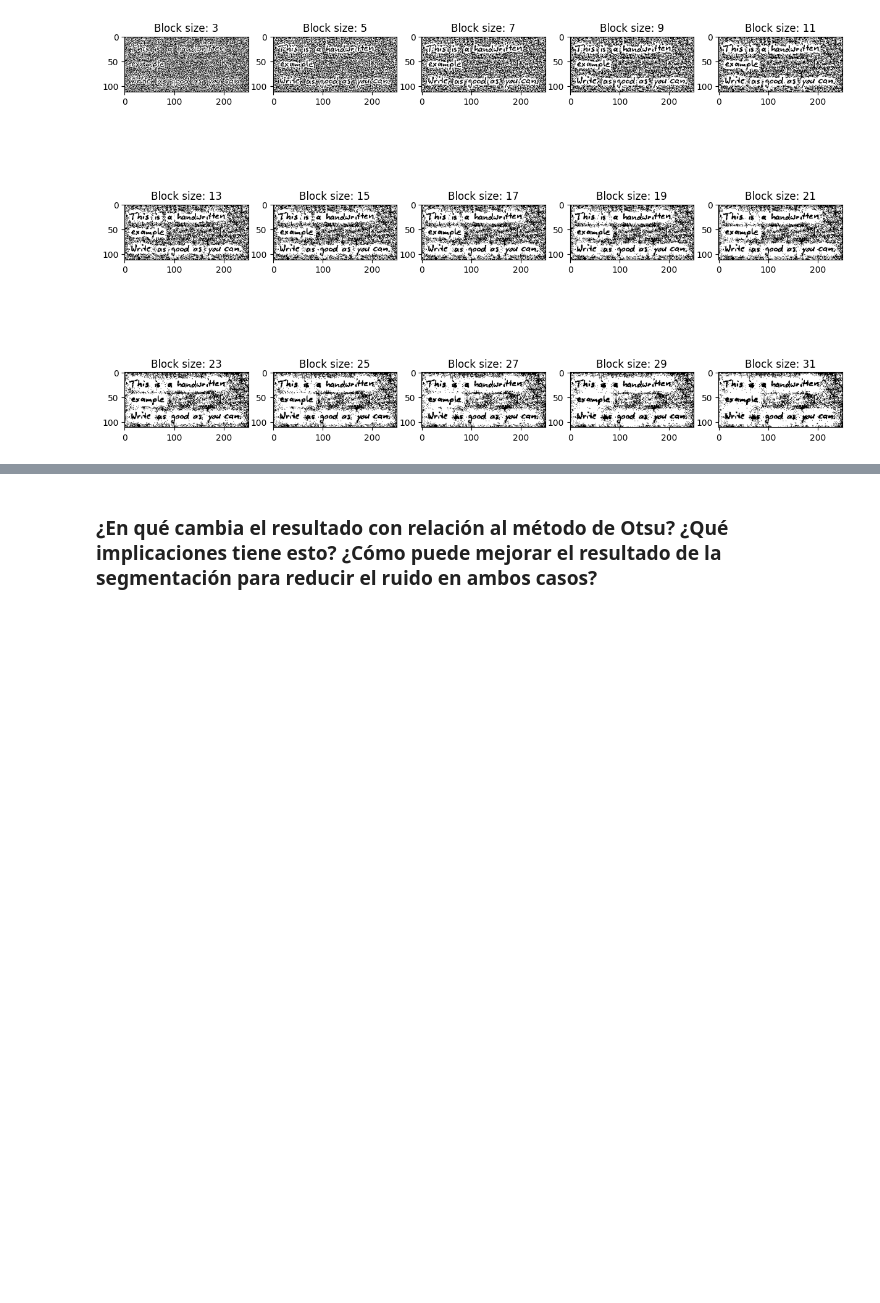
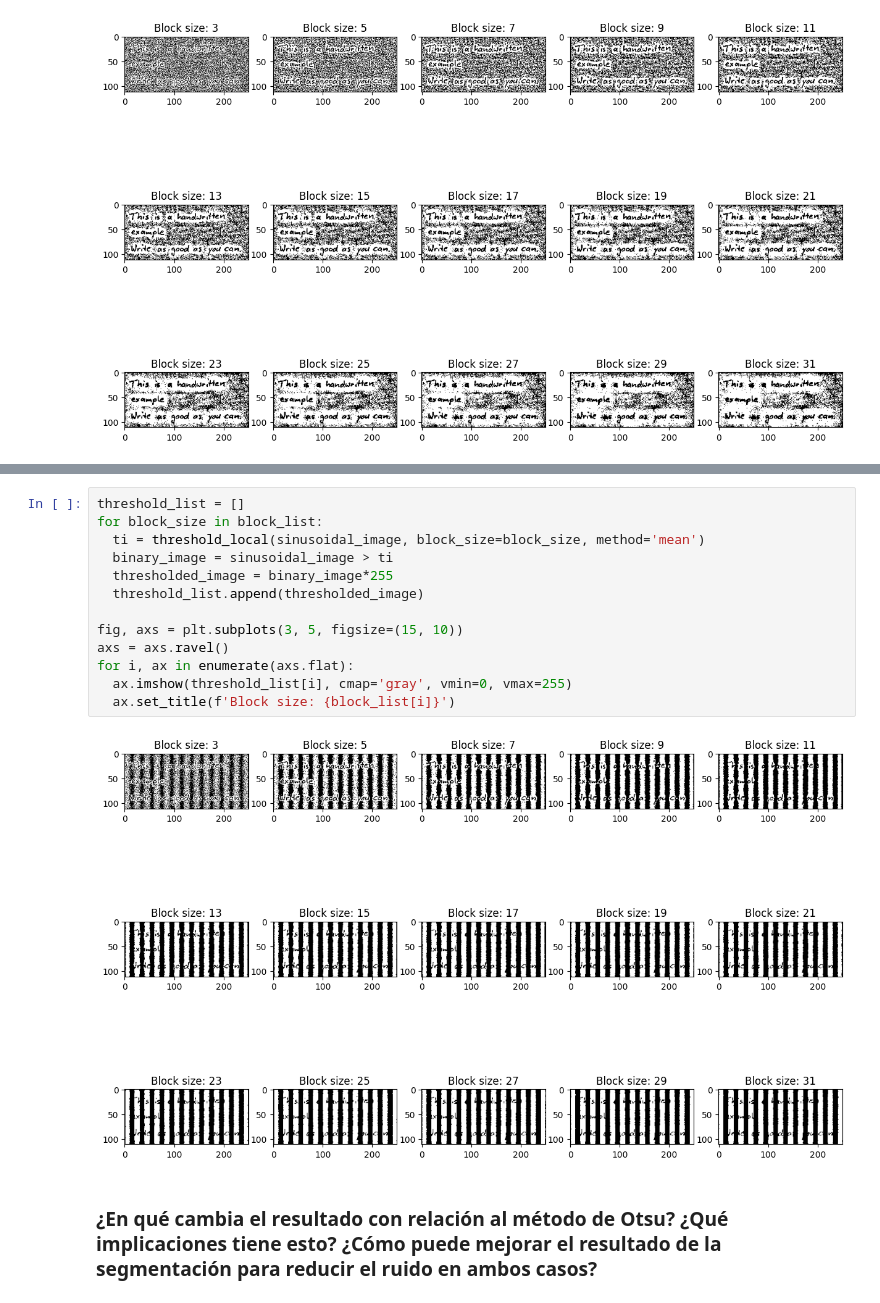
Before and after one commit to pukinidev/TalleresImagenes, a Jupyter notebook: Taller3/Segmentación por umbralización.ipynb, the cells around one changed output, grey strips where cells are left out. Drawn from its saved outputs; the diff is of its cells as text; blank space fills up the shorter version.

```diff
--- a/Taller3/Segmentación por umbralización.ipynb
+++ b/Taller3/Segmentación por umbralización.ipynb
@@ -225,2 +244,17 @@ for i, ax in enumerate(axs.flat):
+# %%
+threshold_list = []
+for block_size in block_list:
+  ti = threshold_local(sinusoidal_image, block_size=block_size, method='mean')
+  binary_image = sinusoidal_image > ti
+  thresholded_image = binary_image*255
+  threshold_list.append(thresholded_image)
+
+fig, axs = plt.subplots(3, 5, figsize=(15, 10))
+axs = axs.ravel()
+for i, ax in enumerate(axs.flat):
+  ax.imshow(threshold_list[i], cmap='gray', vmin=0, vmax=255)
+  ax.set_title(f'Block size: {block_list[i]}')
+# %% [output]
+[figure, added]
 # %% [markdown]
 ### ¿En qué cambia el resultado con relación al método de Otsu? ¿Qué implicaciones tiene esto? ¿Cómo puede mejorar el resultado de la segmentación para reducir el ruido en ambos casos?
```
Also changed, not shown: parts of 6 cells of this notebook.
